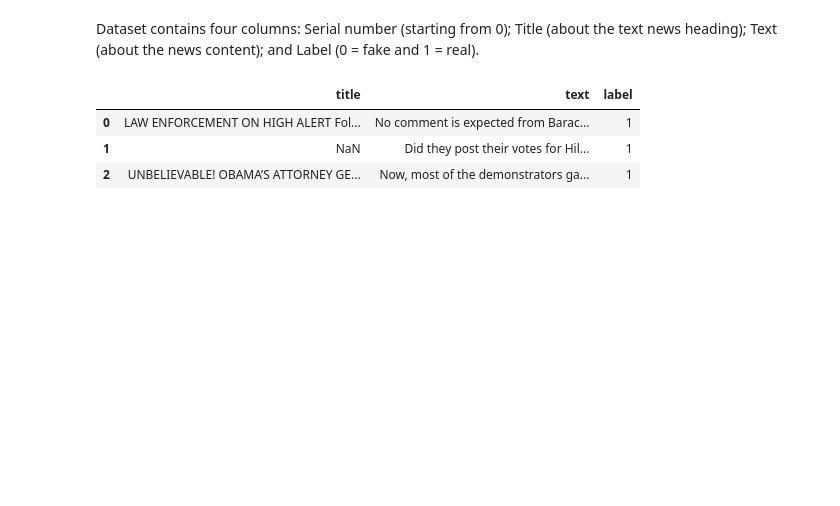
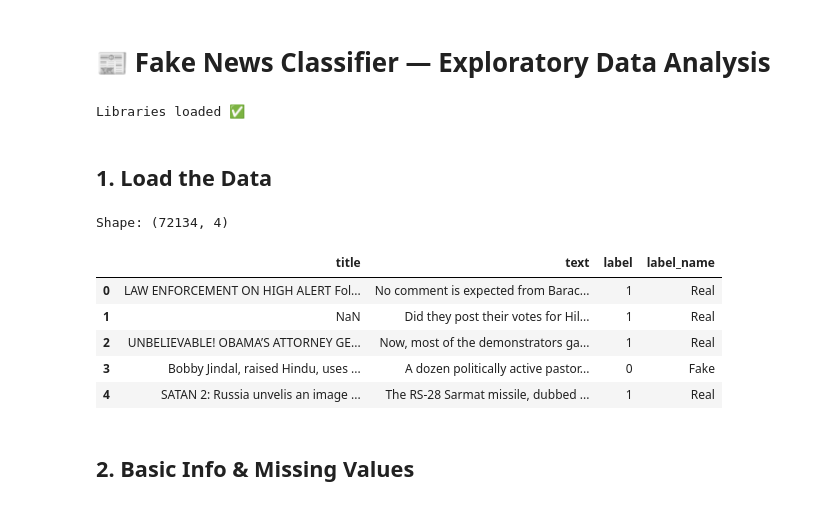
Before and after one commit to shantguedekelian/Fake_News_Classifier, a Jupyter notebook: eda.ipynb, the cells around one changed output. Saved outputs shown, nothing was run; the diff lists cells and outputs as text; code cells hidden in the pictures; blank space fills up the shorter version.

```diff
--- a/eda.ipynb
+++ b/eda.ipynb
@@ -6,11 +1,37 @@ import pandas as pd
-# %% [markdown]
-Dataset contains four columns: Serial number (starting from 0); Title (about the text news heading); Text (about the news content); and Label (0 = fake and 1 = real).
+# %% [markdown]
+# 📰 Fake News Classifier — Exploratory Data Analysis
+# %%
+import pandas as pd
+import numpy as np
+import matplotlib.pyplot as plt
+import seaborn as sns
+import re
+from collections import Counter
+
+# Optional but nice
+sns.set_theme(style='darkgrid')
+plt.rcParams['figure.figsize'] = (10, 5)
+
+print('Libraries loaded ✅')
+# %% [output]
+Libraries loaded ✅
+# %% [markdown]
+## 1. Load the Data
 # %%
-df = pd.read_csv("WELFake_Dataset.csv").drop(columns=["Unnamed: 0"])
+df = pd.read_csv('WELFake_Dataset.csv').drop(columns=['Unnamed: 0'])
 
-df.head(3)
+# Label decode for readability
+df['label_name'] = df['label'].map({0: 'Fake', 1: 'Real'})
+
+print(f'Shape: {df.shape}')
+df.head()
 # %% [output]
+Shape: (72134, 4)
-|  | title | text | label |
-| 0 | LAW ENFORCEMENT ON HIGH ALERT Fol... | No comment is expected from Barac... | 1 |
-| 1 | NaN | Did they post their votes for Hil... | 1 |
-| 2 | UNBELIEVABLE! OBAMA’S ATTORNEY GE... | Now, most of the demonstrators ga... | 1 |
+|  | title | text | label | label_name |
+| 0 | LAW ENFORCEMENT ON HIGH ALERT Fol... | No comment is expected from Barac... | 1 | Real |
+| 1 | NaN | Did they post their votes for Hil... | 1 | Real |
+| 2 | UNBELIEVABLE! OBAMA’S ATTORNEY GE... | Now, most of the demonstrators ga... | 1 | Real |
+| 3 | Bobby Jindal, raised Hindu, uses ... | A dozen politically active pastor... | 0 | Fake |
+| 4 | SATAN 2: Russia unvelis an image ... | The RS-28 Sarmat missile, dubbed ... | 1 | Real |
+# %% [markdown]
+## 2. Basic Info & Missing Values
```
Also changed, not shown: parts of 15 cells of this notebook, 1 other file.
